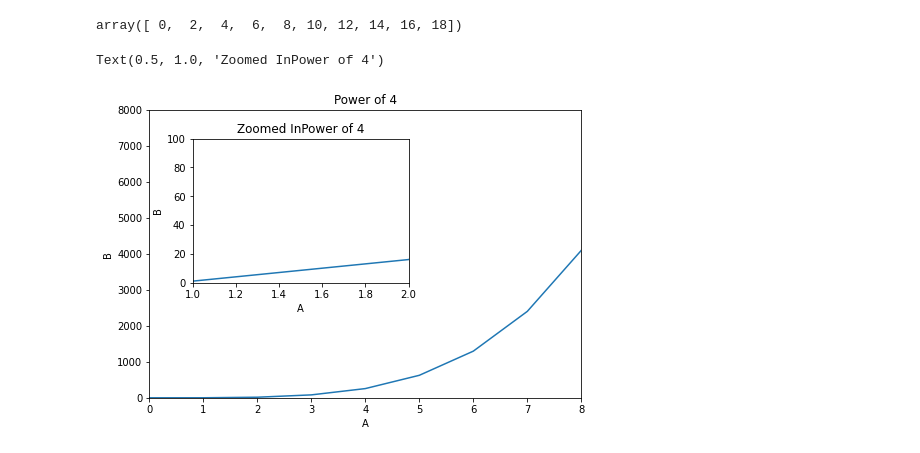
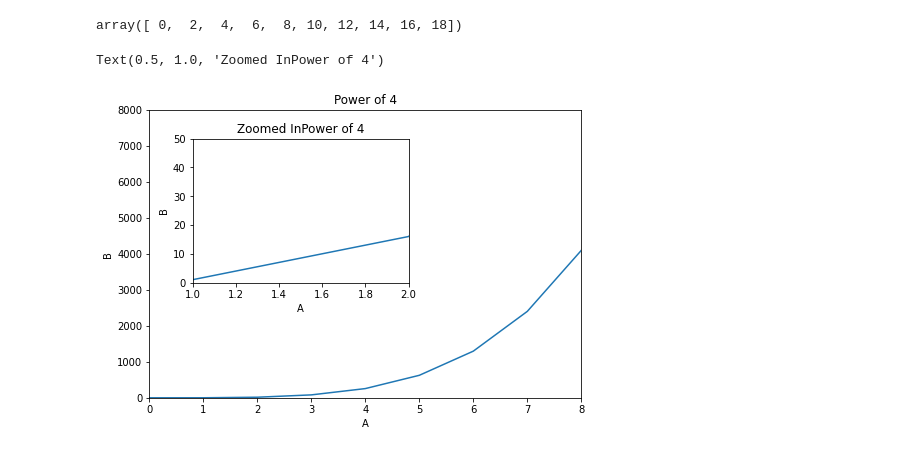
Before and after one commit to rasteiro11/Matplotlib, a Jupyter notebook: Matplotlib_FigureAndAxes.ipynb, the cells around one changed output. Saved outputs shown, nothing was run; the diff lists cells and outputs as text; code cells hidden in the pictures.

Commit message:
figure parameters

```diff
--- a/Matplotlib_FigureAndAxes.ipynb
+++ b/Matplotlib_FigureAndAxes.ipynb
@@ -33,25 +33,25 @@ array([ 0,  2,  4,  6,  8, 10, 12, 14, 16, 18])
 # %%
 fig = plt.figure()
 #LARGE AXES
 
 axes1 = fig.add_axes([0,0,1,1])
 axes1.plot(a, b)
 
 axes1.set_xlim(0, 8)
 axes1.set_ylim(0, 8000)
 axes1.set_xlabel('A')
 axes1.set_ylabel('B')
 axes1.set_title('Power of 4')
 
 #SMALL AXES
 axes2 = fig.add_axes([0.1, 0.4, 0.5, 0.5])
 axes2.plot(a, b)
 
 axes2.set_xlim(1, 2)
-axes2.set_ylim(0, 100)
+axes2.set_ylim(0, 50)
 axes2.set_xlabel('A')
 axes2.set_ylabel('B')
 axes2.set_title('Zoomed InPower of 4')
 # %% [output]
 Text(0.5, 1.0, 'Zoomed InPower of 4')
-[figure, old version]
+[figure, new version]
```
Also changed, not shown: 3 other files.
